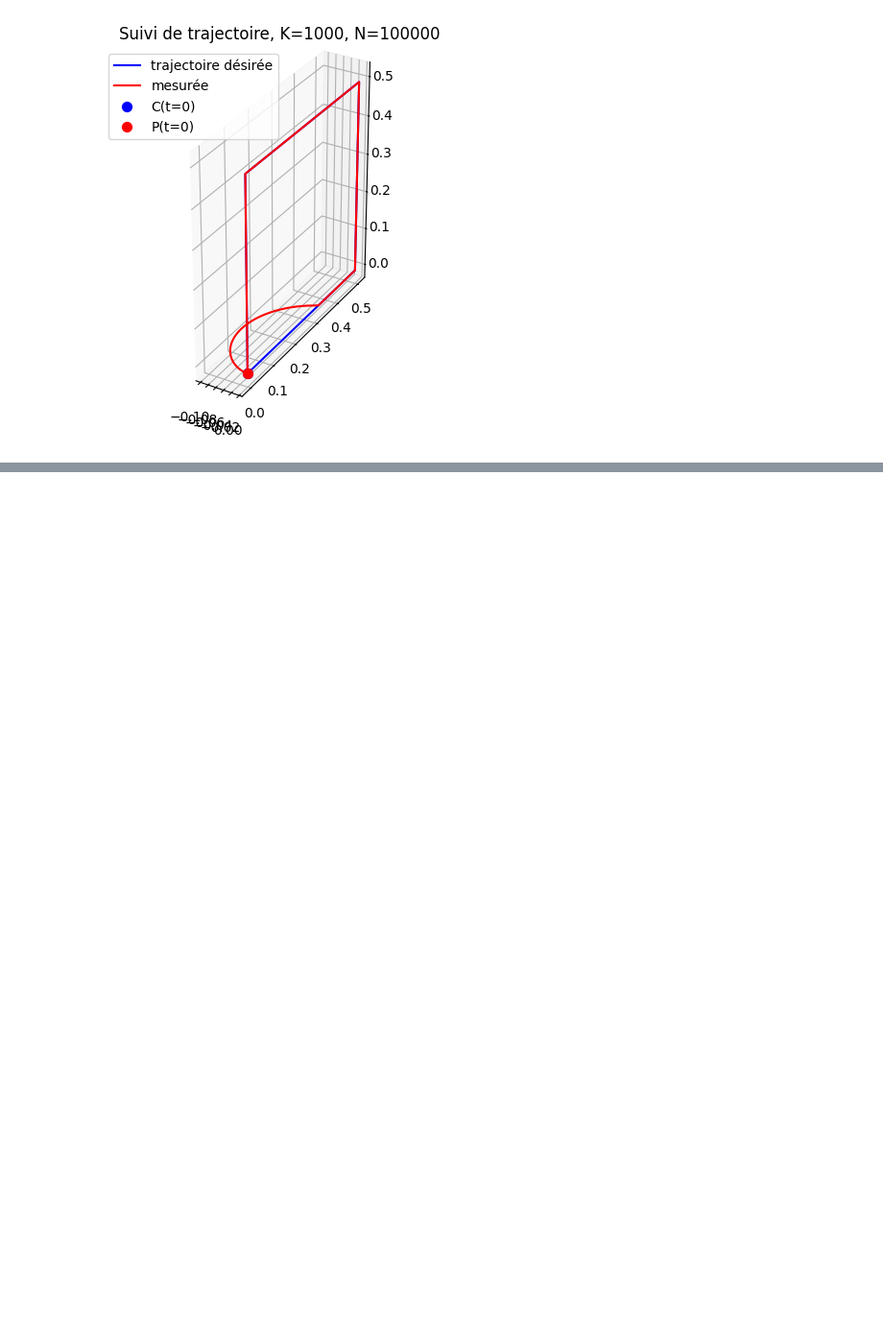
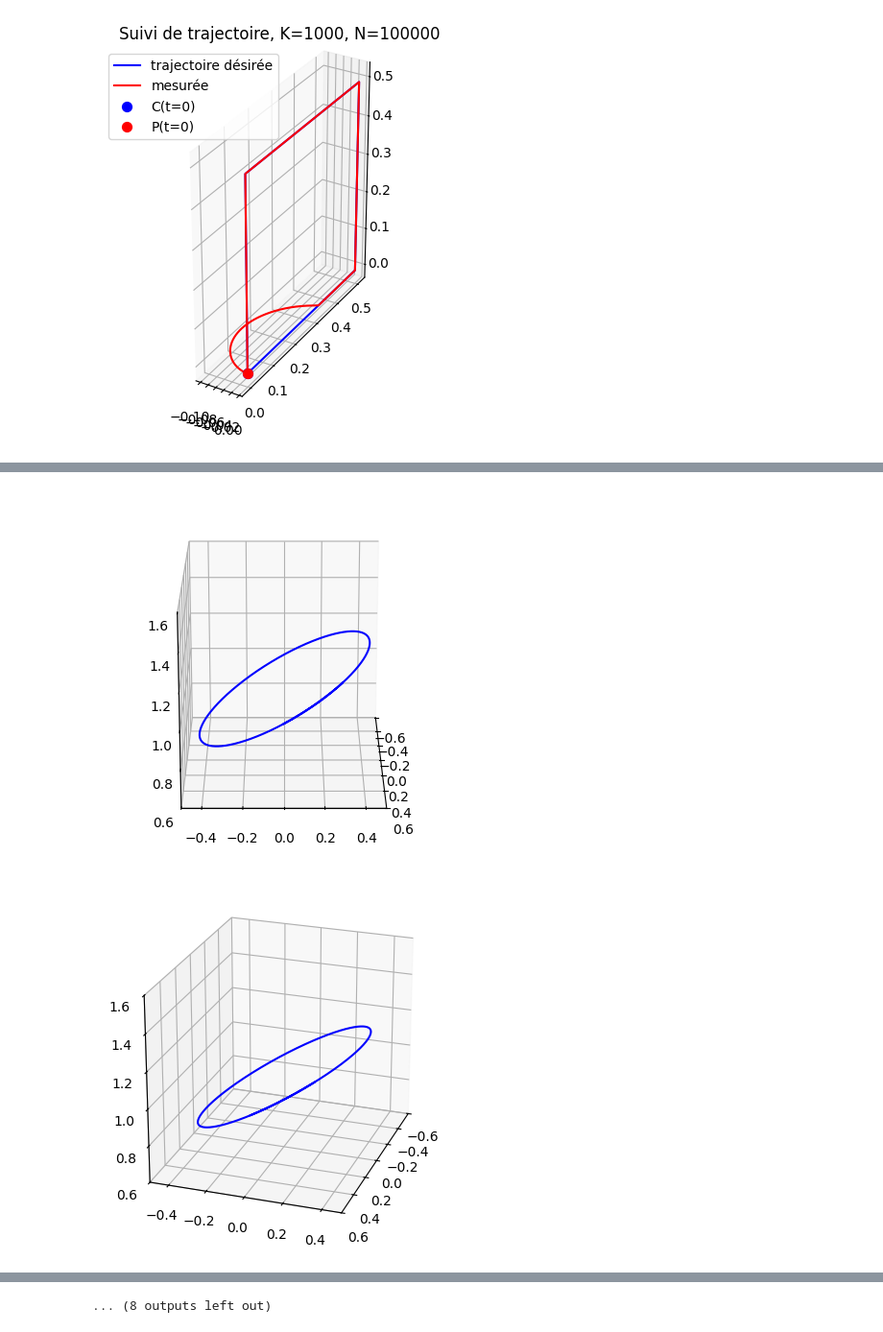
Before and after one commit to erwan-maugeri/Robot-Puma, a Jupyter notebook: cr_stage.ipynb, the cells around one changed output, grey strips where cells are left out. Shown at 96% size. Cells and saved outputs as stored; diff of their text form; code cells hidden in the pictures; blank space fills up the shorter version.

```diff
--- a/cr_stage.ipynb
+++ b/cr_stage.ipynb
@@ -1625,0 +1628,22 @@ plt.show()
+# %%
+for i in range(0,20):
+    fig = plt.figure()
+    ax = fig.add_subplot(111, projection='3d')
+
+    # hodographes
+    ax.plot(x_traj, y_traj, z_traj, color="blue", label="trajectoire désirée")
+
+    R=1
+    r=0
+    ax.set_xlim(-0.6,0.6)
+    ax.set_ylim(-0.5,0.5)
+    ax.set_zlim(0.6,1.6)
+
+    ax.view_init(elev=20+20*np.sin(i*np.pi/19), azim=i*360/19)
+    ax.set_aspect('equal')
+
+    plt.savefig(f"animation2/frame_{i}.png", dpi=300, bbox_inches="tight")
+    plt.show()
+# %% [output]
+[figure, added]
+[figure, added]
@@ -1625,0 +1660 @@ plt.show()
+... (8 outputs left out)
```
Also changed, not shown: parts of 5 cells of this notebook, 22 other files.
